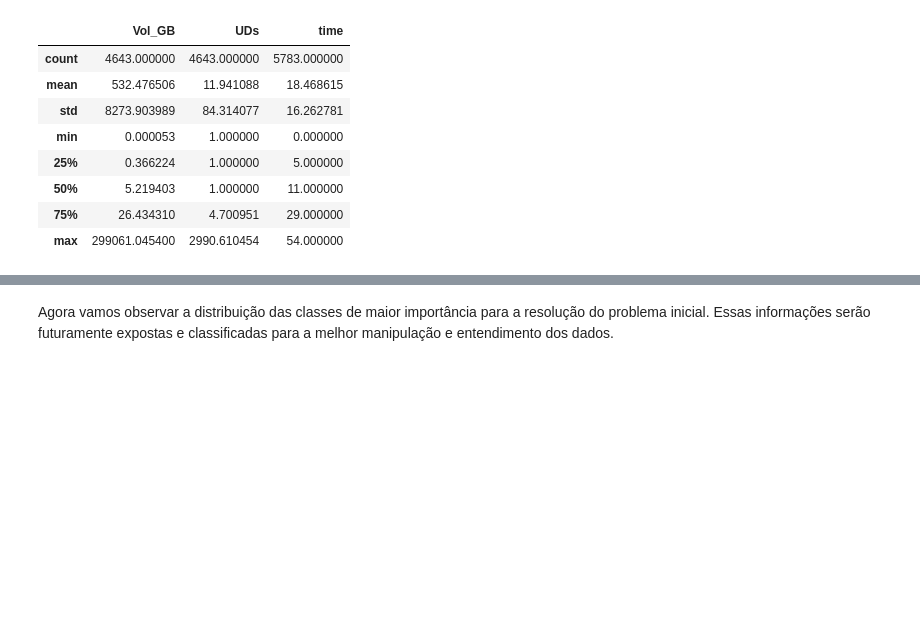
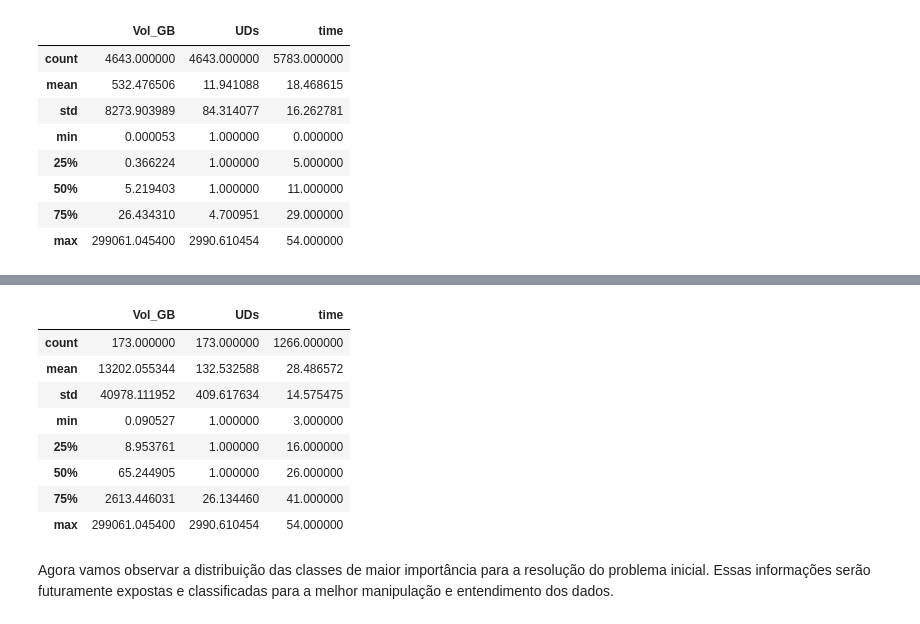
Before and after one commit to leoalexandre/MVP_ADBP, a Jupyter notebook: mvp_anp_seismic.ipynb, the cells around one changed output, grey strips where cells are left out. Drawn from its saved outputs; the diff is of its cells as text; code cells hidden in the pictures; blank space fills up the shorter version.

```diff
--- a/mvp_anp_seismic.ipynb
+++ b/mvp_anp_seismic.ipynb
@@ -175,3 +199,16 @@ dados_anp.describe()
+# %%
+# Faz um resumo estatístico do dataset (média, desvio padrão, mínimo, máximo e os quartis)
+df_c_fd.describe()
+# %% [output]
+|  | Vol_GB | UDs | time |
+| count | 173.000000 | 173.000000 | 1266.000000 |
+| mean | 13202.055344 | 132.532588 | 28.486572 |
+| std | 40978.111952 | 409.617634 | 14.575475 |
+| min | 0.090527 | 1.000000 | 3.000000 |
+| 25% | 8.953761 | 1.000000 | 16.000000 |
+| 50% | 65.244905 | 1.000000 | 26.000000 |
+| 75% | 2613.446031 | 26.134460 | 41.000000 |
+| max | 299061.045400 | 2990.610454 | 54.000000 |
 # %% [markdown]
 Agora vamos observar a distribuição das classes de maior importância para a resolução do problema inicial. Essas informações serão futuramente expostas e classificadas para a melhor manipulação e entendimento dos dados.
 # %%
```
Also changed, not shown: parts of 6 cells of this notebook.
